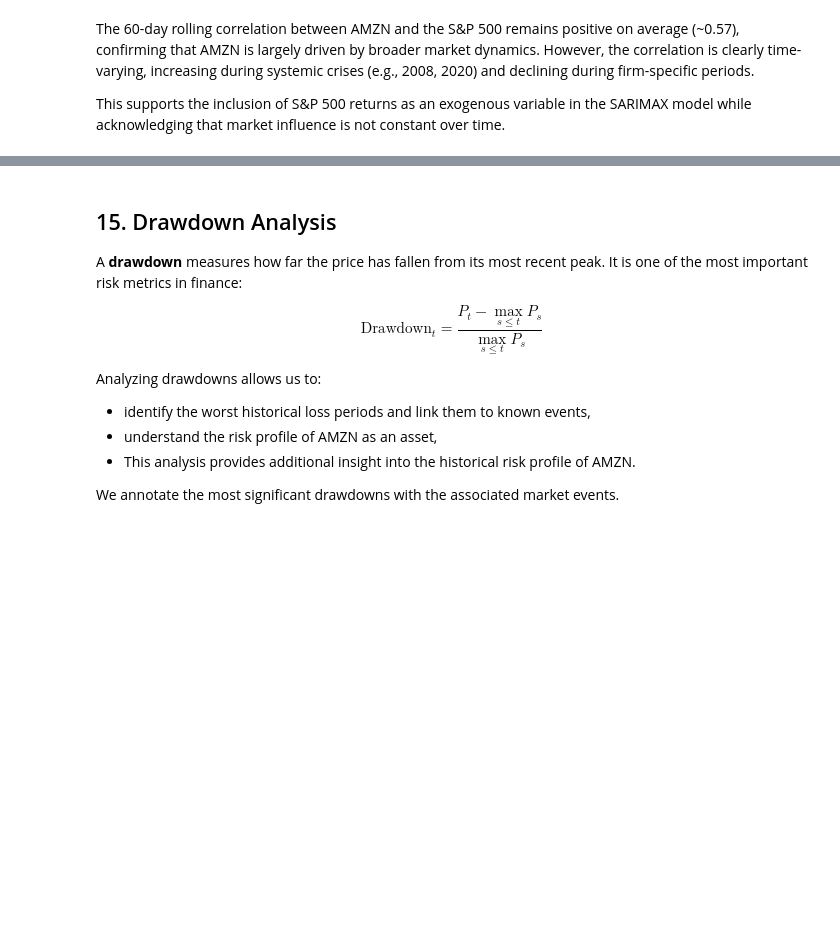
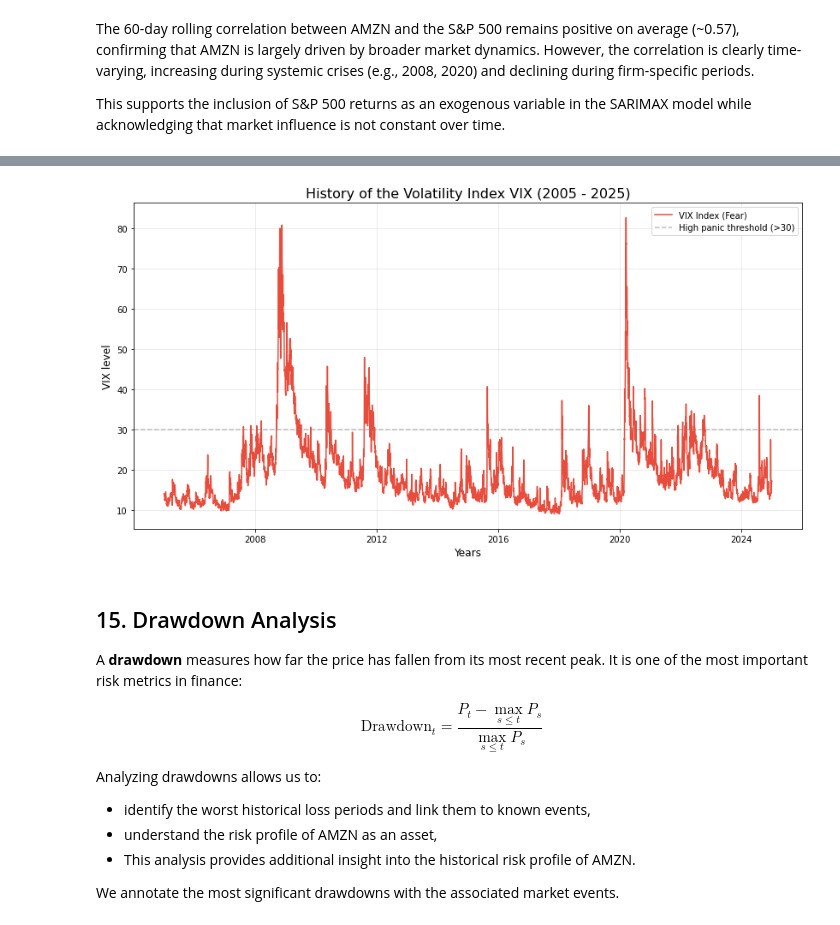
Before and after one commit to EdLac/stock-price-prediction-amazon, a Jupyter notebook: notebooks/01_data_download_and_eda.ipynb, the cells around one changed output, grey strips where cells are left out. Drawn from its saved outputs; the diff is of its cells as text; code cells hidden in the pictures; blank space fills up the shorter version.

Commit message:
Ajout de l'indice VIX et mise à jour du modèle SARIMAX

```diff
--- a/notebooks/01_data_download_and_eda.ipynb
+++ b/notebooks/01_data_download_and_eda.ipynb
@@ -92,3 +97,9 @@ sp500.head()
 | 2005-01-05 | 1183.739990 | 1183.739990 | 1192.729980 | 1183.719971 | 1188.050049 | 1738900000 |
 | 2005-01-06 | 1187.890015 | 1187.890015 | 1191.630005 | 1183.270020 | 1183.739990 | 1569100000 |
 | 2005-01-07 | 1186.189941 | 1186.189941 | 1192.199951 | 1182.160034 | 1187.890015 | 1477900000 |
+# %%
+vix_data = yf.download("^VIX", start="2005-01-01", end="2025-01-01", auto_adjust=False)
+
+# Extract only the "close" column
+vix_close = vix_data[['Close']]
+vix_close.head()
@@ -642,3 +670,21 @@ This supports the inclusion of S&P 500 returns as an exogenous variable in the S
+# %%
+import matplotlib.pyplot as plt
+
+# Création du graphique du VIX
+plt.figure(figsize=(14, 7))
+plt.plot(vix_close, color='#e74c3c', label='VIX Index (Fear)')
+
+# Ajout de zones de tension historique (Exemples)
+plt.axhline(y=30, color='gray', linestyle='--', alpha=0.5, label='High panic threshold (>30)')
+
+plt.title("History of the Volatility Index VIX (2005 - 2025)", fontsize=16)
+plt.xlabel("Years", fontsize=12)
+plt.ylabel("VIX level", fontsize=12)
+plt.legend()
+plt.grid(True, alpha=0.3)
+plt.show()
+# %% [output]
+[figure, added]
 # %% [markdown]
 ## 15. Drawdown Analysis
 
```
Also changed, not shown: parts of 21 cells of this notebook, 1 other file.
